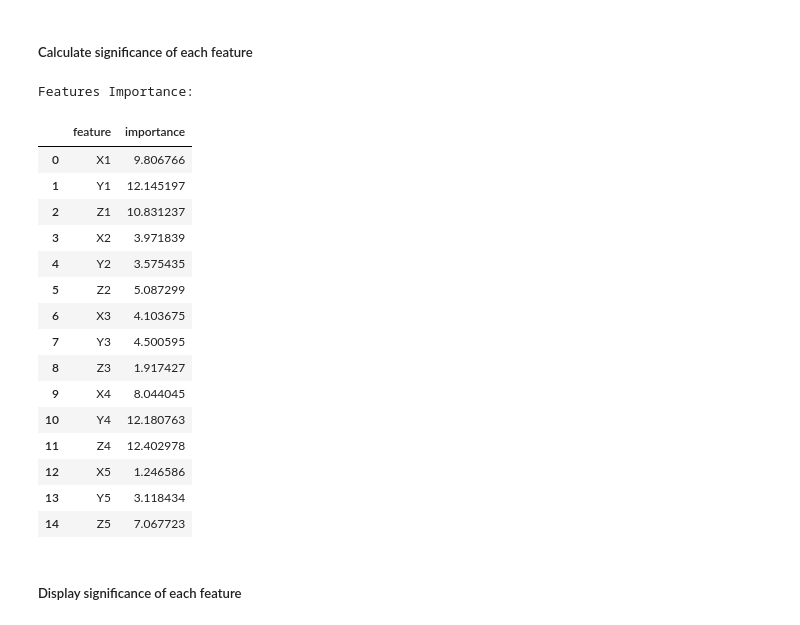
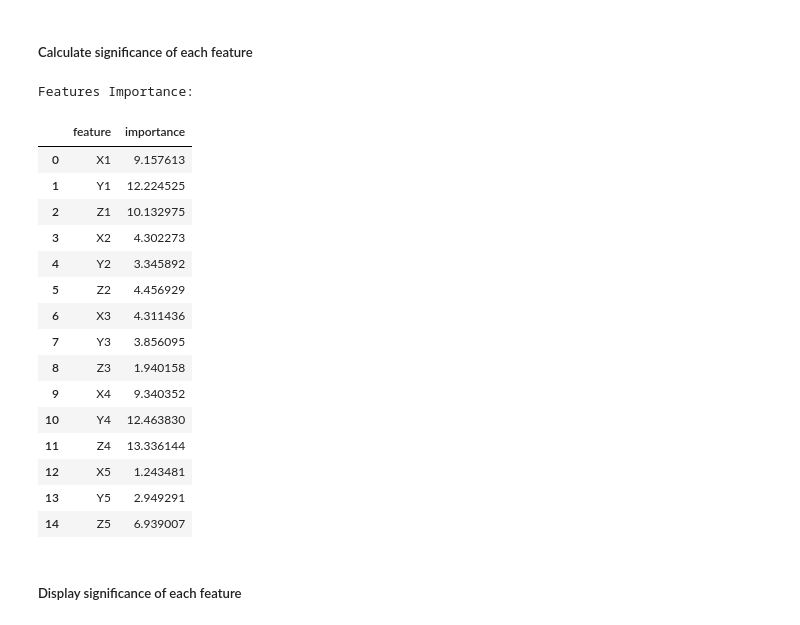
Before and after one commit to subodha1980/BU, a Jupyter notebook: activityDetection.ipynb, the cells around one changed output. Drawn from its saved outputs; the diff is of its cells as text; code cells hidden in the pictures.

```diff
--- a/activityDetection.ipynb
+++ b/activityDetection.ipynb
@@ -659,32 +737,32 @@ yc = dfFeatureAnalysis['Activity']
 # Splitting to training and testing
 Xc_train, Xc_test, yc_train, yc_test = train_test_split(Xc, yc, test_size=0.2, random_state=42)
 # %%
-clf = RandomForestClassifier()
+clf = RandomForestClassifier(max_depth=None, min_samples_leaf=1, min_samples_split=2, n_estimators=200)
 clf.fit(Xc_train, yc_train)
 
 
 # View a list of the features and their importance scores
 print('\nFeatures Importance:')
 feat_imp = pd.DataFrame(zip(Xc.columns.tolist(), clf.feature_importances_ * 100), columns=['feature', 'importance'])
 feat_imp
 # %% [output]
 Features Importance:
 |  | feature | importance |
-| 0 | X1 | 9.806766 |
-| 1 | Y1 | 12.145197 |
-| 2 | Z1 | 10.831237 |
-| 3 | X2 | 3.971839 |
-| 4 | Y2 | 3.575435 |
-| 5 | Z2 | 5.087299 |
-| 6 | X3 | 4.103675 |
-| 7 | Y3 | 4.500595 |
-| 8 | Z3 | 1.917427 |
-| 9 | X4 | 8.044045 |
-| 10 | Y4 | 12.180763 |
-| 11 | Z4 | 12.402978 |
-| 12 | X5 | 1.246586 |
-| 13 | Y5 | 3.118434 |
-| 14 | Z5 | 7.067723 |
+| 0 | X1 | 9.157613 |
+| 1 | Y1 | 12.224525 |
+| 2 | Z1 | 10.132975 |
+| 3 | X2 | 4.302273 |
+| 4 | Y2 | 3.345892 |
+| 5 | Z2 | 4.456929 |
+| 6 | X3 | 4.311436 |
+| 7 | Y3 | 3.856095 |
+| 8 | Z3 | 1.940158 |
+| 9 | X4 | 9.340352 |
+| 10 | Y4 | 12.463830 |
+| 11 | Z4 | 13.336144 |
+| 12 | X5 | 1.243481 |
+| 13 | Y5 | 2.949291 |
+| 14 | Z5 | 6.939007 |
 # %% [markdown]
 ##### Display significance of each feature
 # %%
```
Also changed, not shown: parts of 52 cells of this notebook.
